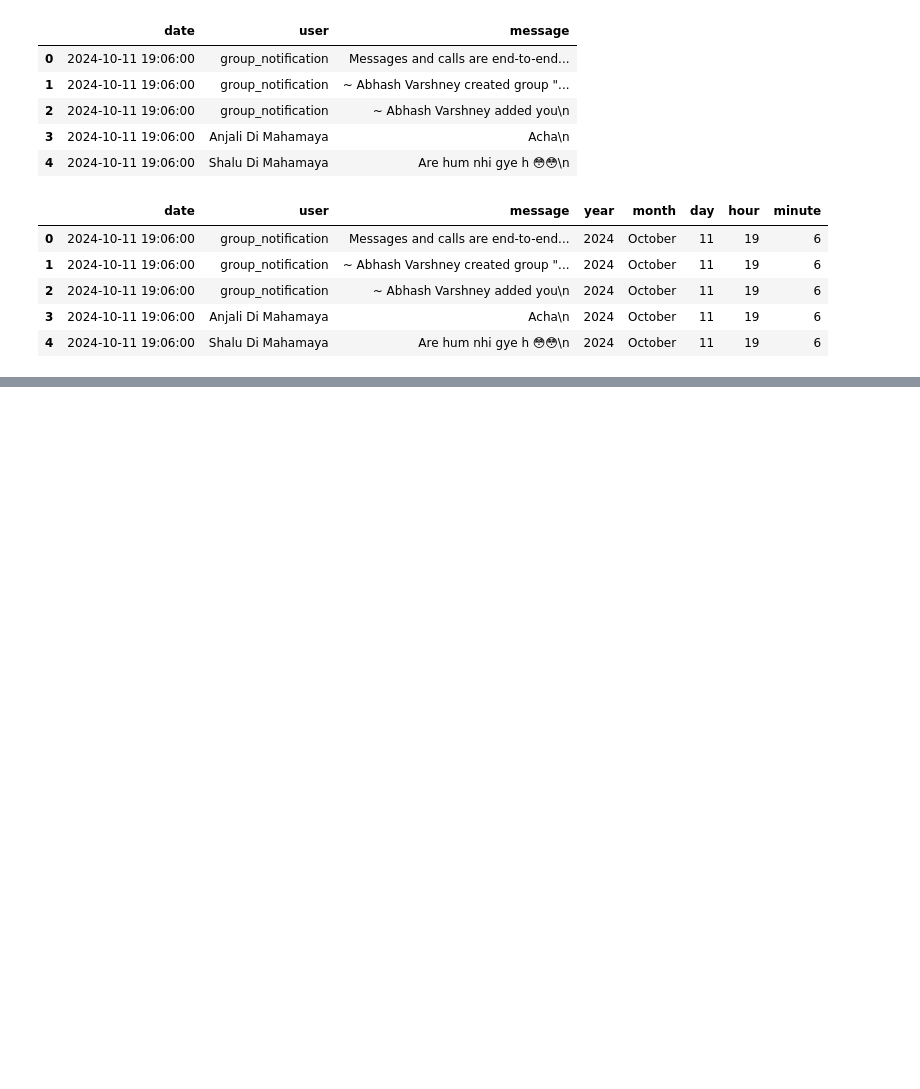
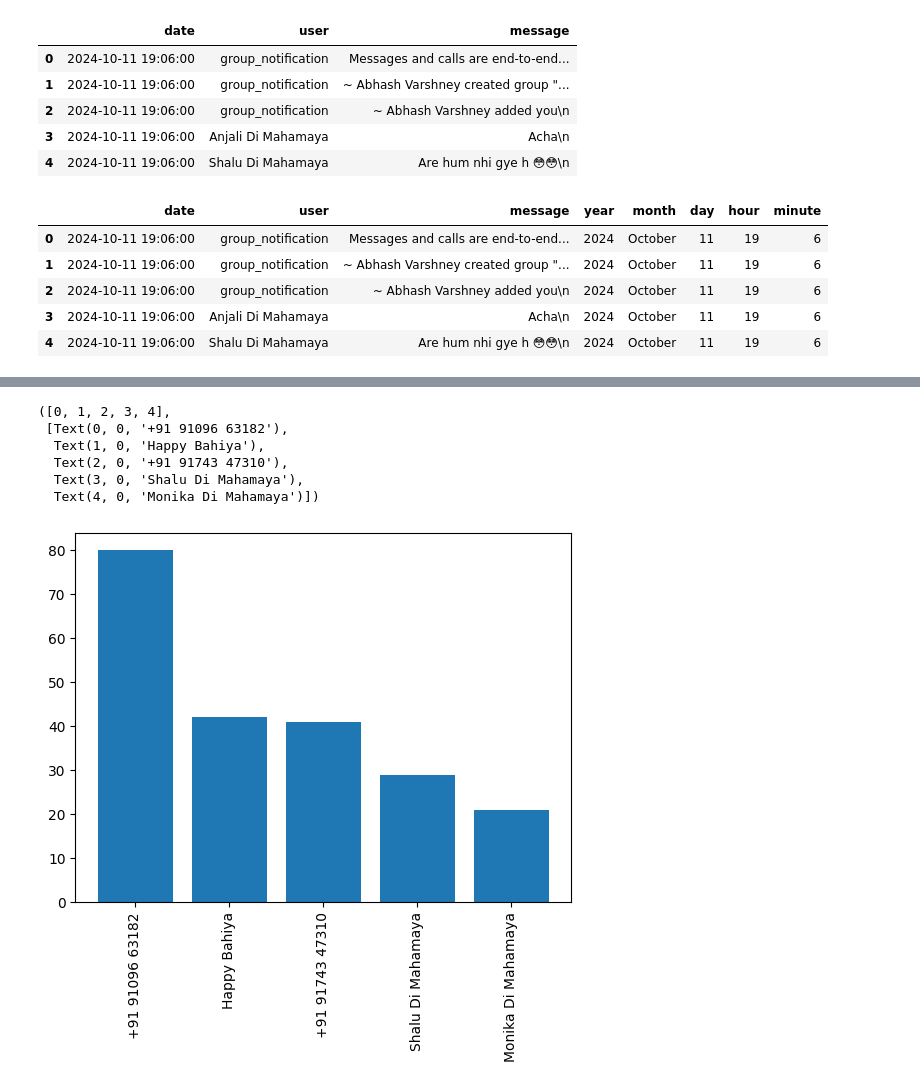
Before and after one commit to kuzum09/ConvoAnalytics, a Jupyter notebook: chat.ipynb, the cells around one changed output, grey strips where cells are left out. Saved outputs shown, nothing was run; the diff lists cells and outputs as text; code cells hidden in the pictures; blank space fills up the shorter version.

```diff
--- a/chat.ipynb
+++ b/chat.ipynb
@@ -92,0 +142,2 @@ df.head()
+# %%
+x=df['user'].value_counts().head()
@@ -92,0 +153,13 @@ df.head()
+# %%
+name=x.index
+count=x.values
+plt.bar(name,count)
+plt.xticks(rotation="vertical" )
+# %% [output]
+([0, 1, 2, 3, 4],
+ [Text(0, 0, '+91 91096 63182'),
+  Text(1, 0, 'Happy Bahiya'),
+  Text(2, 0, '+91 91743 47310'),
+  Text(3, 0, 'Shalu Di Mahamaya'),
+  Text(4, 0, 'Monika Di Mahamaya')])
+[figure, added]
```
Also changed, not shown: parts of 10 cells of this notebook, 3 other files.
